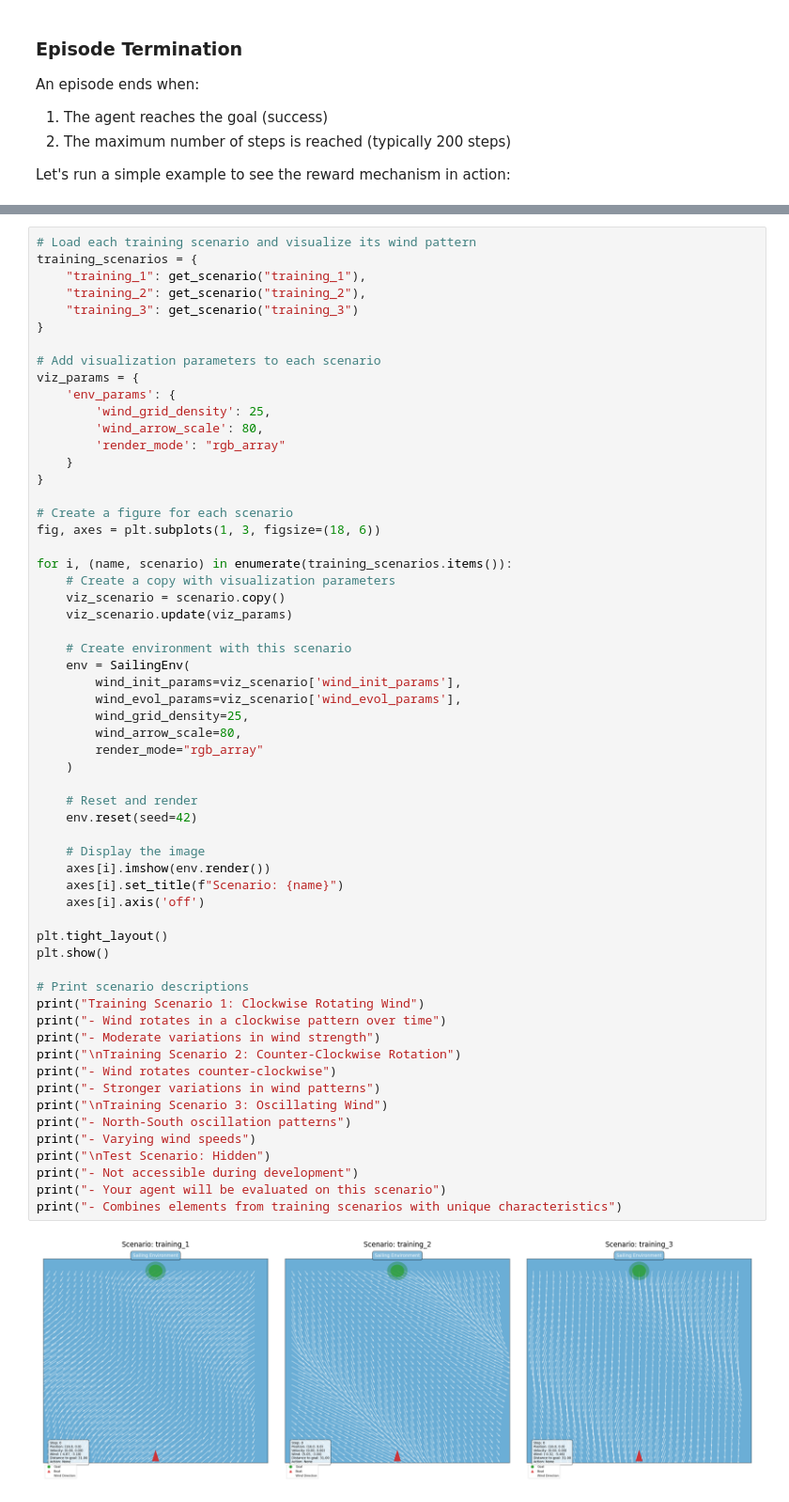
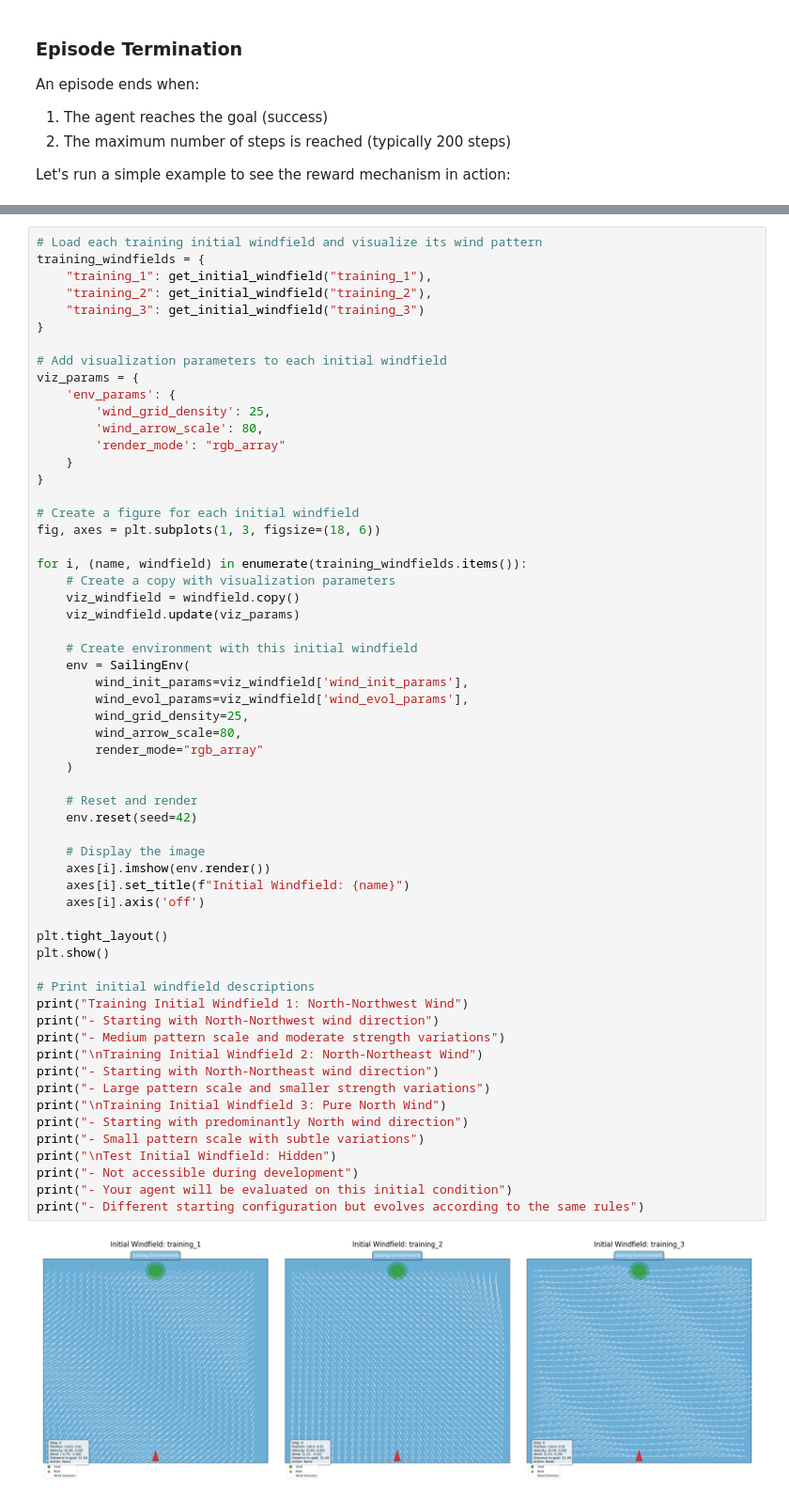
Before and after one commit to trahier/RL_project_sailing, a Jupyter notebook: notebooks/challenge_walkthrough.ipynb, the cells around one changed output, grey strips where cells are left out. Shown at 94% size. Cells and saved outputs as stored; diff of their text form.

```diff
--- a/notebooks/challenge_walkthrough.ipynb
+++ b/notebooks/challenge_walkthrough.ipynb
@@ -495,61 +504,61 @@ The training scenarios are designed to expose your agent to different wind patte
 # %%
-# Load each training scenario and visualize its wind pattern
-training_scenarios = {
-    "training_1": get_scenario("training_1"),
-    "training_2": get_scenario("training_2"),
-    "training_3": get_scenario("training_3")
+# Load each training initial windfield and visualize its wind pattern
+training_windfields = {
+    "training_1": get_initial_windfield("training_1"),
+    "training_2": get_initial_windfield("training_2"),
+    "training_3": get_initial_windfield("training_3")
 }
 
-# Add visualization parameters to each scenario
+# Add visualization parameters to each initial windfield
 viz_params = {
     'env_params': {
         'wind_grid_density': 25,
         'wind_arrow_scale': 80,
         'render_mode': "rgb_array"
     }
 }
 
-# Create a figure for each scenario
+# Create a figure for each initial windfield
 fig, axes = plt.subplots(1, 3, figsize=(18, 6))
 
-for i, (name, scenario) in enumerate(training_scenarios.items()):
+for i, (name, windfield) in enumerate(training_windfields.items()):
     # Create a copy with visualization parameters
-    viz_scenario = scenario.copy()
-    viz_scenario.update(viz_params)
+    viz_windfield = windfield.copy()
+    viz_windfield.update(viz_params)
 
-    # Create environment with this scenario
+    # Create environment with this initial windfield
     env = SailingEnv(
-        wind_init_params=viz_scenario['wind_init_params'],
-        wind_evol_params=viz_scenario['wind_evol_params'],
+        wind_init_params=viz_windfield['wind_init_params'],
+        wind_evol_params=viz_windfield['wind_evol_params'],
         wind_grid_density=25,
         wind_arrow_scale=80,
         render_mode="rgb_array"
     )
 
     # Reset and render
     env.reset(seed=42)
 
     # Display the image
     axes[i].imshow(env.render())
-    axes[i].set_title(f"Scenario: {name}")
+    axes[i].set_title(f"Initial Windfield: {name}")
     axes[i].axis('off')
 
 plt.tight_layout()
 plt.show()
 
-# Print scenario descriptions
-print("Training Scenario 1: Clockwise Rotating Wind")
-print("- Wind rotates in a clockwise pattern over time")
-print("- Moderate variations in wind strength")
-print("\nTraining Scenario 2: Counter-Clockwise Rotation")
-print("- Wind rotates counter-clockwise")
-print("- Stronger variations in wind patterns")
-print("\nTraining Scenario 3: Oscillating Wind")
-print("- North-South oscillation patterns")
-print("- Varying wind speeds")
-print("\nTest Scenario: Hidden")
+# Print initial windfield descriptions
+print("Training Initial Windfield 1: North-Northwest Wind")
+print("- Starting with North-Northwest wind direction")
+print("- Medium pattern scale and moderate strength variations")
+print("\nTraining Initial Windfield 2: North-Northeast Wind")
+print("- Starting with North-Northeast wind direction")
+print("- Large pattern scale and smaller strength variations")
+print("\nTraining Initial Windfield 3: Pure North Wind")
+print("- Starting with predominantly North wind direction")
+print("- Small pattern scale with subtle variations")
+print("\nTest Initial Windfield: Hidden")
 print("- Not accessible during development")
-print("- Your agent will be evaluated on this scenario")
-print("- Combines elements from training scenarios with unique characteristics")
+print("- Your agent will be evaluated on this initial condition")
+print("- Different starting configuration but evolves according to the same rules")
 # %% [output]
-[figure, old version]
+[figure, new version]
```
Also changed, not shown: parts of 9 cells of this notebook, 12 other files.
